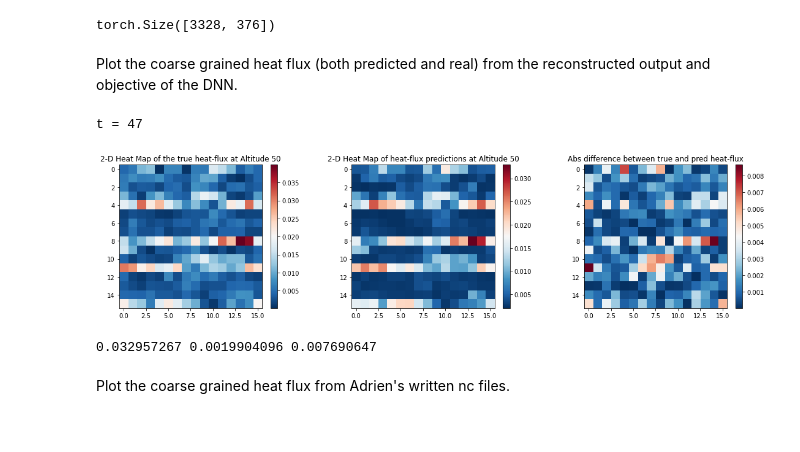
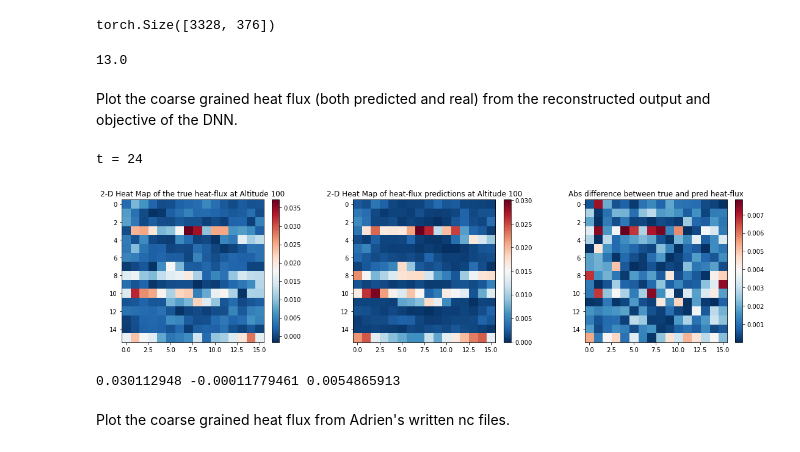
Before and after one commit to AdrienBq/Turbulence, a Jupyter notebook: explo/eval_model.ipynb, the cells around one changed output. Drawn from its saved outputs; the diff is of its cells as text; code cells hidden in the pictures.

```diff
--- a/explo/eval_model.ipynb
+++ b/explo/eval_model.ipynb
@@ -72,3 +45,5 @@ input_train.shape
+# %%
+input_train, output_train, input_test, output_test = utils.make_train_test_ds(coarse_factors, len_in, train_times, test_times, Directory)
 # %% [markdown]
 ## Define the model
 # %%
@@ -101,18 +76,10 @@ class DNN(nn.Module):
         return self.regression(x)
 # %%
 learning_rate = 0.001
-batch_size = 32
+batch_size = 16
 nb_epochs = 20
 train_losses=[]
 test_losses=[]
 n_batches = input_train.shape[0]//batch_size
-# %%
-# train : convert numpy array to torch tensor
-input = torch.from_numpy(input_train).float()
-output = torch.from_numpy(output_train).float()
-
-# test : convert numpy array to torch tensor
-input_test = torch.from_numpy(input_val).float()
-output_test = torch.from_numpy(output_val).float()
 # %% [markdown]
 ## Use previous models
@@ -136,9 +105,6 @@ DNN(
   )
 )
 # %%
-# convert numpy array to torch tensor
-input_test = torch.from_numpy(input_val).float()
-output_test = torch.from_numpy(output_val).float()
 tot_losses=0
 
 model_load.eval()
@@ -154,24 +120,29 @@ Test loss: 0.078582
 output_test.shape
 # %% [output]
 torch.Size([3328, 376])
+# %%
+3328/16**2
+# %% [output]
+13.0
 # %% [markdown]
 Plot the coarse grained heat flux (both predicted and real) from the reconstructed output and objective of the DNN.
 # %%
 t = 0
-z=50
+z=100
+L=32
 largeur = int(512/L)
 pred_ds = output_pred[t*largeur**2:(t+1)*largeur**2,:].cpu().detach().numpy()
 true_ds = output_test[t*largeur**2:(t+1)*largeur**2,:].cpu().detach().numpy()
 
 #print(pred_ds)
 print('t =',test_times[t])
 utils.plot_output(pred_ds,true_ds,L,z,color='RdBu_r')
 
-print(pred_ds[:,z].max(),pred_ds[:,z].min(), true_ds[:,z].mean())
+print(pred_ds[:,z].max(),pred_ds[:,z].min(),true_ds[:,z].mean())
 # %% [output]
-t = 47
+t = 24
-[figure, old version]
+[figure, new version]
-0.032957267 0.0019904096 0.007690647
+0.030112948 -0.00011779461 0.0054865913
 # %% [markdown]
 Plot the coarse grained heat flux from Adrien's written nc files.
 # %%
```
Also changed, not shown: parts of 23 cells of this notebook, 8 other files.
